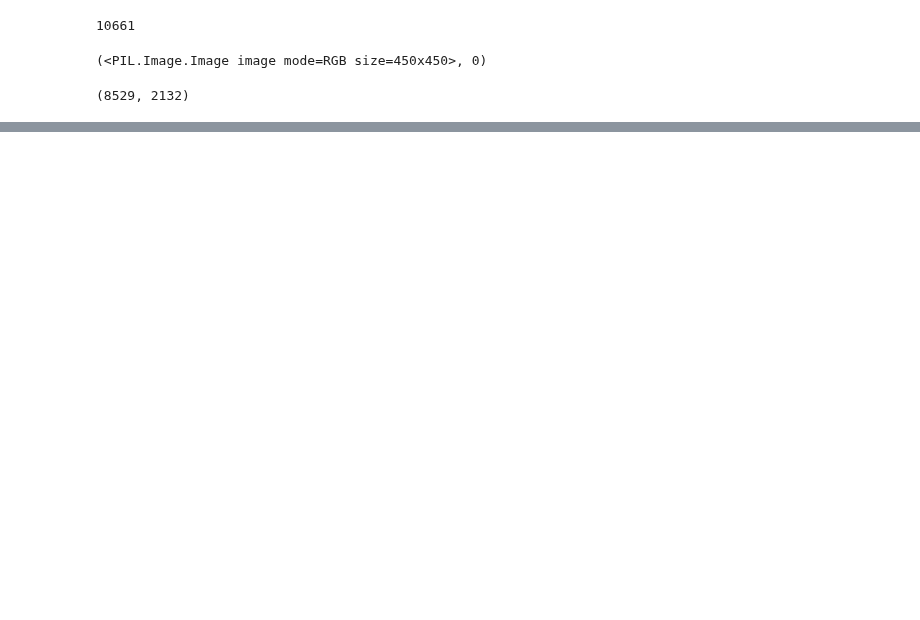
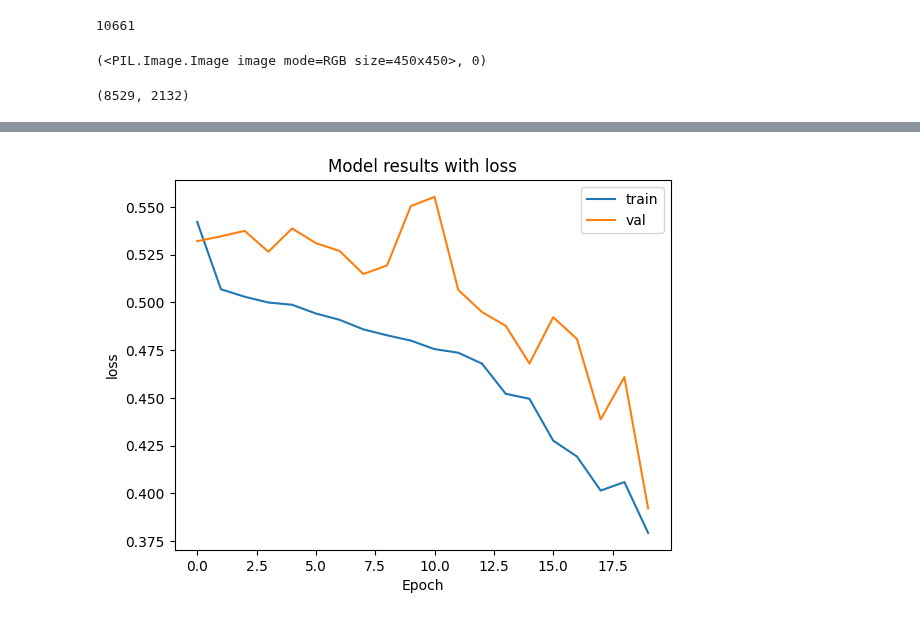
Before and after one commit to YuriiKlim/AI, a Jupyter notebook: image_clas_lab.ipynb, the cells around one changed output, grey strips where cells are left out. Cells and saved outputs as stored; diff of their text form; code cells hidden in the pictures; blank space fills up the shorter version.

```diff
--- a/image_clas_lab.ipynb
+++ b/image_clas_lab.ipynb
@@ -126,0 +242,12 @@ plt.imshow(grid)
+# %%
+from collections import Counter
+
+class_counts = Counter()
+for _, label in dataset:
+    class_counts[label] += 1
+
+total_samples = sum(class_counts.values())
+class_weights = {cls: total_samples / count for cls, count in class_counts.items()}
+
+weights = torch.tensor([class_weights[i] for i in range(len(class_counts))], dtype=torch.float32).to(device)
+weights
@@ -126,0 +256,4 @@ plt.imshow(grid)
+# %%
+loss_fn = nn.CrossEntropyLoss(weight=weights)
+
+optimizer = torch.optim.Adam(model.parameters(), lr=0.001)
@@ -126,0 +377,9 @@ plt.imshow(grid)
+# %%
+from sklearn.metrics import accuracy_score, roc_auc_score
+
+history = train(model, optimizer, loss_fn, train_loader, val_loader,
+                epochs=20,
+                metrics=[accuracy_score],
+                device=device,
+                task='multiclass',
+               log_interval=2)
@@ -126,0 +400,15 @@ plt.imshow(grid)
+# %%
+import matplotlib.pyplot as plt
+
+def plot_metric(history, name):
+    plt.title(f"Model results with {name}")
+    plt.plot(history[name], label='train')
+    plt.plot(history['val_'+name], label='val')
+    plt.xlabel('Epoch')
+    plt.ylabel(name)
+    plt.legend()
+
+
+plot_metric(history, 'loss')
+# %% [output]
+[figure, added]
```
Also changed, not shown: parts of 12 cells of this notebook.
